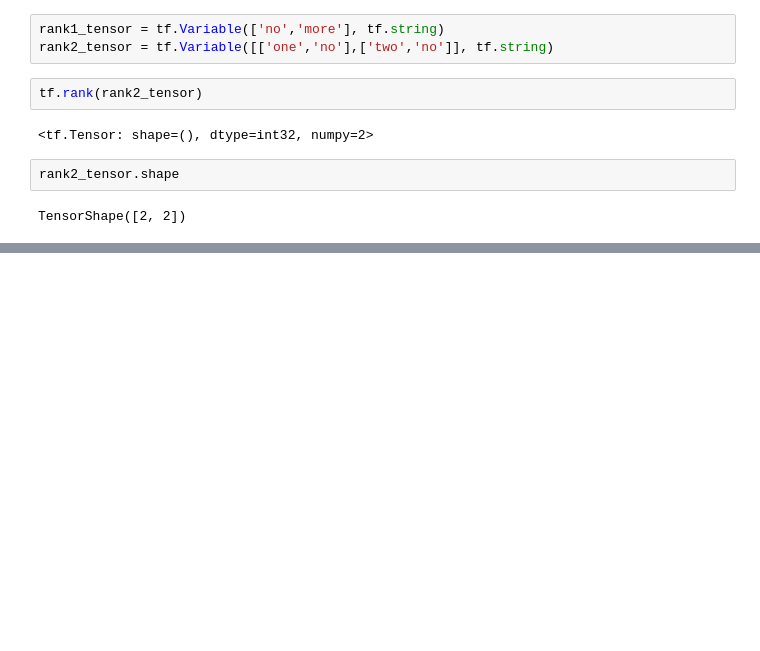
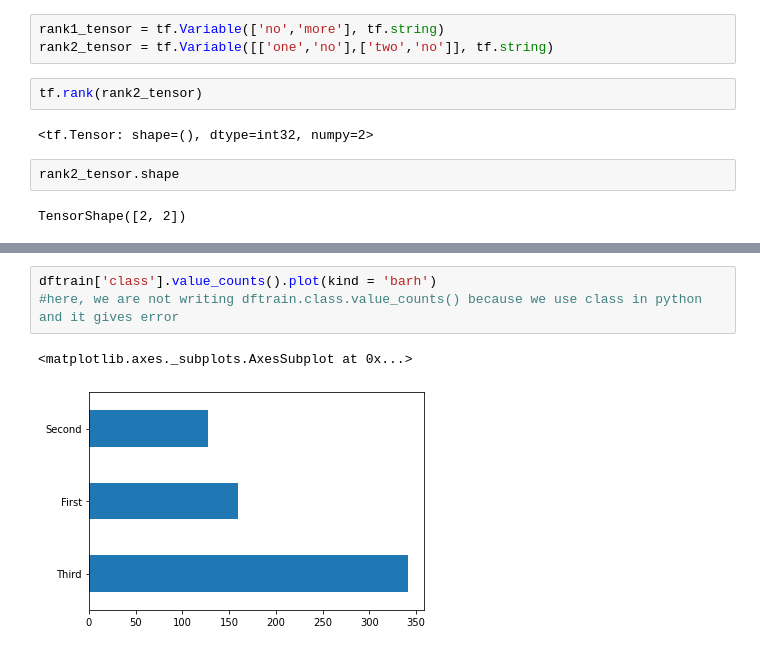
Before and after one commit to Mouly22/100DaysofCODE, a Jupyter notebook: Welcome_To_Colaboratory.ipynb, the cells around one changed output, grey strips where cells are left out. Cells and saved outputs as stored; diff of their text form; blank space fills up the shorter version.

```diff
--- a/Welcome_To_Colaboratory.ipynb
+++ b/Welcome_To_Colaboratory.ipynb
@@ -21,0 +86,6 @@ TensorShape([2, 2])
+# %%
+dftrain['class'].value_counts().plot(kind = 'barh')
+#here, we are not writing dftrain.class.value_counts() because we use class in python and it gives error
+# %% [output]
+<matplotlib.axes._subplots.AxesSubplot at 0x...>
+[figure, added]
```
Also changed, not shown: parts of 10 cells of this notebook.
